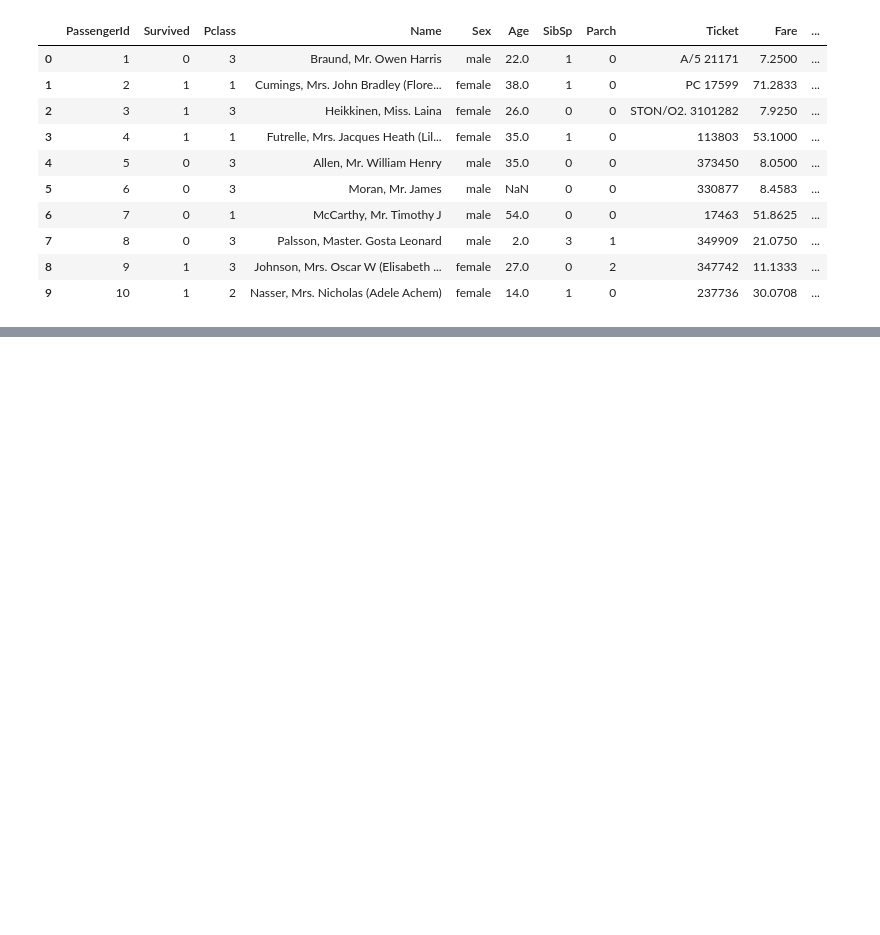
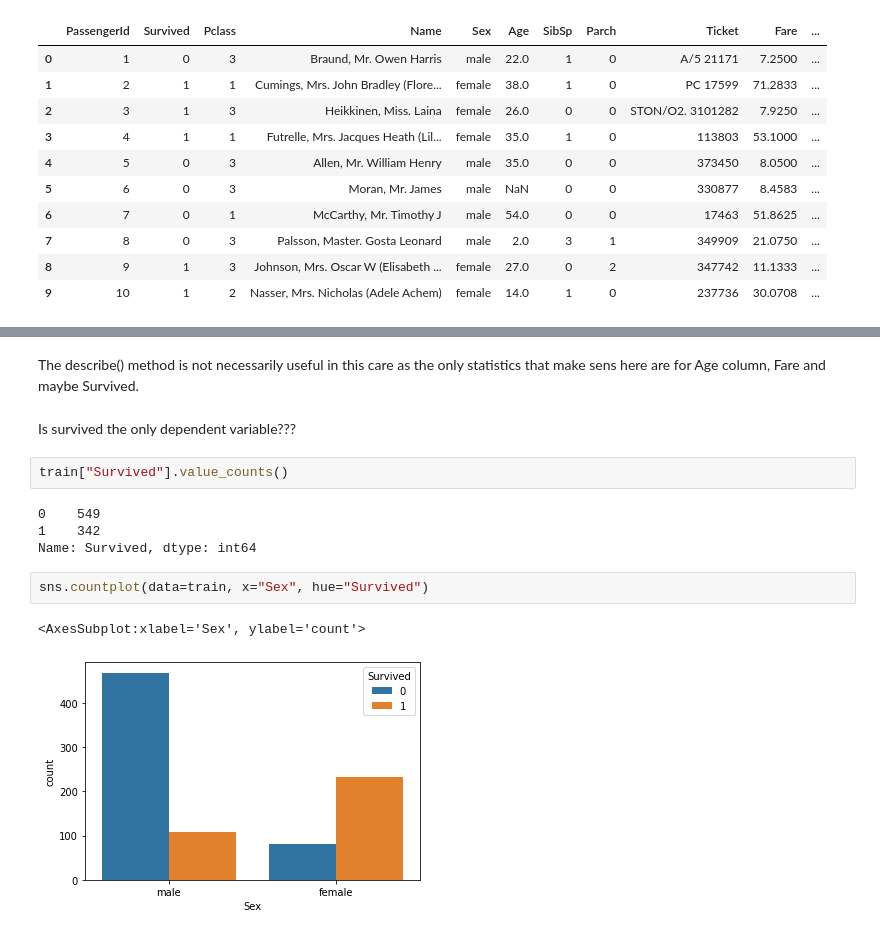
Before and after one commit to LauraZM9/Titanic-Kaggle, a Jupyter notebook: Titanic-EDA.ipynb, the cells around one changed output, grey strips where cells are left out. Saved outputs shown, nothing was run; the diff lists cells and outputs as text; blank space fills up the shorter version.

```diff
--- a/Titanic-EDA.ipynb
+++ b/Titanic-EDA.ipynb
@@ -21,0 +106,15 @@ train.head(10)
+# %% [markdown]
+The describe() method is not necessarily useful in this care as the only statistics that make sens here are for Age column, Fare and maybe Survived.
+# %% [markdown]
+Is survived the only dependent variable???
+# %%
+train["Survived"].value_counts()
+# %% [output]
+0    549
+1    342
+Name: Survived, dtype: int64
+# %%
+sns.countplot(data=train, x="Sex", hue="Survived")
+# %% [output]
+<AxesSubplot:xlabel='Sex', ylabel='count'>
+[figure, added]
```
Also changed, not shown: parts of 10 cells of this notebook.
